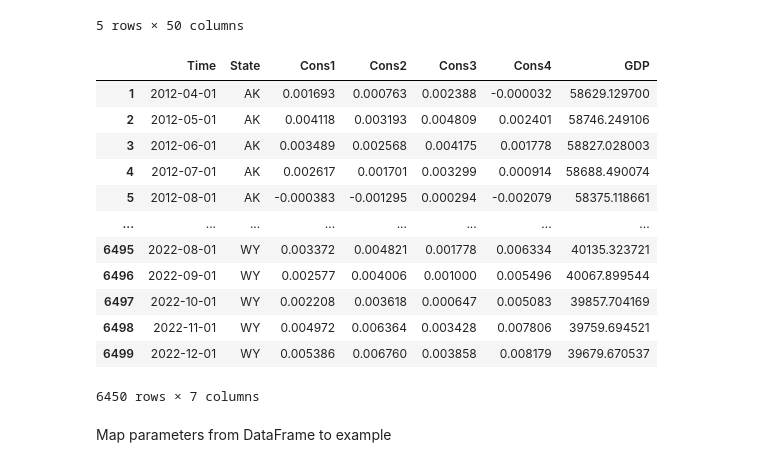
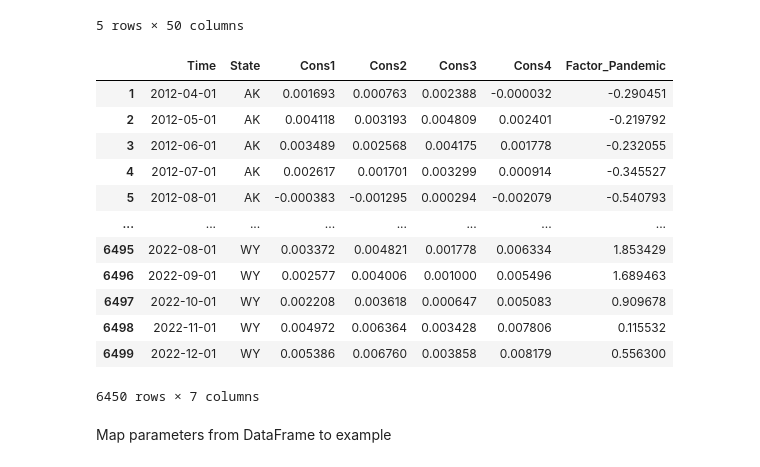
Before and after one commit to jvivian/DFMDash, a Jupyter notebook: reports/SCM/scm.ipynb, the cells around one changed output. Drawn from its saved outputs; the diff is of its cells as text; code cells hidden in the pictures.

```diff
--- a/reports/SCM/scm.ipynb
+++ b/reports/SCM/scm.ipynb
@@ -193,7 +193,7 @@ df
 # %% [markdown]
 Load in results
 # %%
-factor_path = "./factors.csv"
+factor_path = "./test-factors.csv"
 factors = pd.read_csv(factor_path).sort_values(["State", "Time"]).set_index(["Time", "State"])
 factors
 # %% [output]
@@ -233,32 +233,32 @@ df.head()
 5 rows × 50 columns
 # %%
 merge = factors.join(df).reset_index()
-merge = merge[["Time", "State", "Cons1", "Cons2", "Cons3", "Cons4", "GDP"]]
+merge = merge[["Time", "State", "Cons1", "Cons2", "Cons3", "Cons4", "Factor_Pandemic"]]
 
 logdiff_cols = ["Cons1", "Cons2", "Cons3", "Cons4"]
 
 dfs = []
 for state in merge.State.unique():
     sub = merge[merge.State == state].copy()
     sub[logdiff_cols] = sub[logdiff_cols].apply(lambda x: np.log(x)).diff()
     sub = sub.dropna(subset='Cons1')
     dfs.append(sub)
 
 merge = pd.concat(dfs)
 merge
 # %% [output]
-|  | Time | State | Cons1 | Cons2 | Cons3 | Cons4 | GDP |
-| 1 | 2012-04-01 | AK | 0.001693 | 0.000763 | 0.002388 | -0.000032 | 58629.129700 |
-| 2 | 2012-05-01 | AK | 0.004118 | 0.003193 | 0.004809 | 0.002401 | 58746.249106 |
-| 3 | 2012-06-01 | AK | 0.003489 | 0.002568 | 0.004175 | 0.001778 | 58827.028003 |
-| 4 | 2012-07-01 | AK | 0.002617 | 0.001701 | 0.003299 | 0.000914 | 58688.490074 |
-| 5 | 2012-08-01 | AK | -0.000383 | -0.001295 | 0.000294 | -0.002079 | 58375.118661 |
+|  | Time | State | Cons1 | Cons2 | Cons3 | Cons4 | Factor_Pandemic |
+| 1 | 2012-04-01 | AK | 0.001693 | 0.000763 | 0.002388 | -0.000032 | -0.290451 |
+| 2 | 2012-05-01 | AK | 0.004118 | 0.003193 | 0.004809 | 0.002401 | -0.219792 |
+| 3 | 2012-06-01 | AK | 0.003489 | 0.002568 | 0.004175 | 0.001778 | -0.232055 |
+| 4 | 2012-07-01 | AK | 0.002617 | 0.001701 | 0.003299 | 0.000914 | -0.345527 |
+| 5 | 2012-08-01 | AK | -0.000383 | -0.001295 | 0.000294 | -0.002079 | -0.540793 |
 | ... | ... | ... | ... | ... | ... | ... | ... |
-| 6495 | 2022-08-01 | WY | 0.003372 | 0.004821 | 0.001778 | 0.006334 | 40135.323721 |
-| 6496 | 2022-09-01 | WY | 0.002577 | 0.004006 | 0.001000 | 0.005496 | 40067.899544 |
-| 6497 | 2022-10-01 | WY | 0.002208 | 0.003618 | 0.000647 | 0.005083 | 39857.704169 |
-| 6498 | 2022-11-01 | WY | 0.004972 | 0.006364 | 0.003428 | 0.007806 | 39759.694521 |
-| 6499 | 2022-12-01 | WY | 0.005386 | 0.006760 | 0.003858 | 0.008179 | 39679.670537 |
+| 6495 | 2022-08-01 | WY | 0.003372 | 0.004821 | 0.001778 | 0.006334 | 1.853429 |
+| 6496 | 2022-09-01 | WY | 0.002577 | 0.004006 | 0.001000 | 0.005496 | 1.689463 |
+| 6497 | 2022-10-01 | WY | 0.002208 | 0.003618 | 0.000647 | 0.005083 | 0.909678 |
+| 6498 | 2022-11-01 | WY | 0.004972 | 0.006364 | 0.003428 | 0.007806 | 0.115532 |
+| 6499 | 2022-12-01 | WY | 0.005386 | 0.006760 | 0.003858 | 0.008179 | 0.556300 |
 6450 rows × 7 columns
 # %% [markdown]
 Map parameters from DataFrame to example
```
Also changed, not shown: parts of 8 cells of this notebook.
